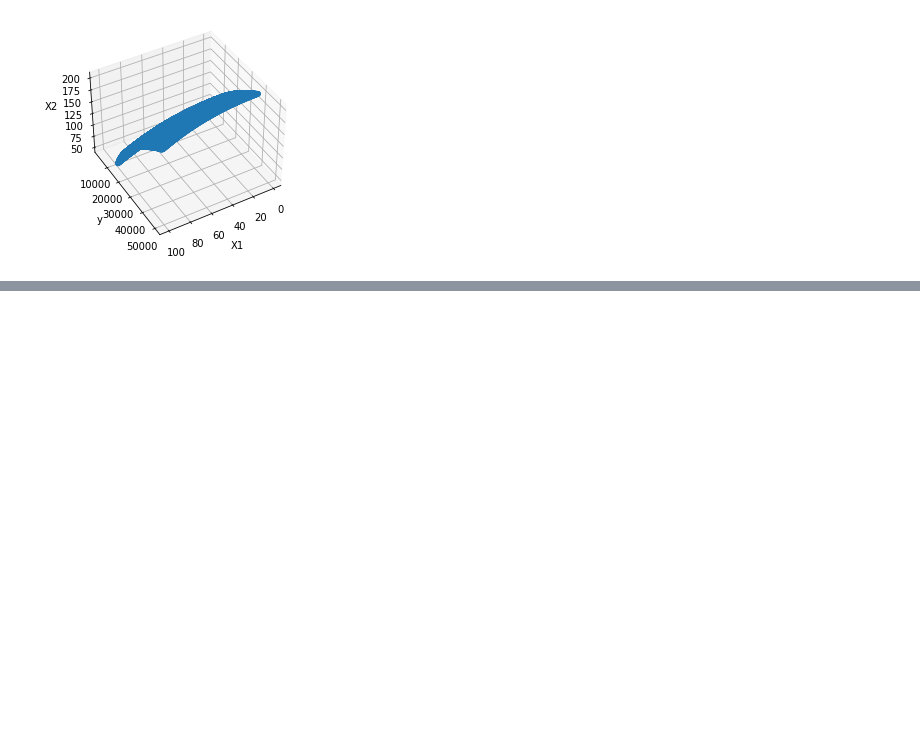
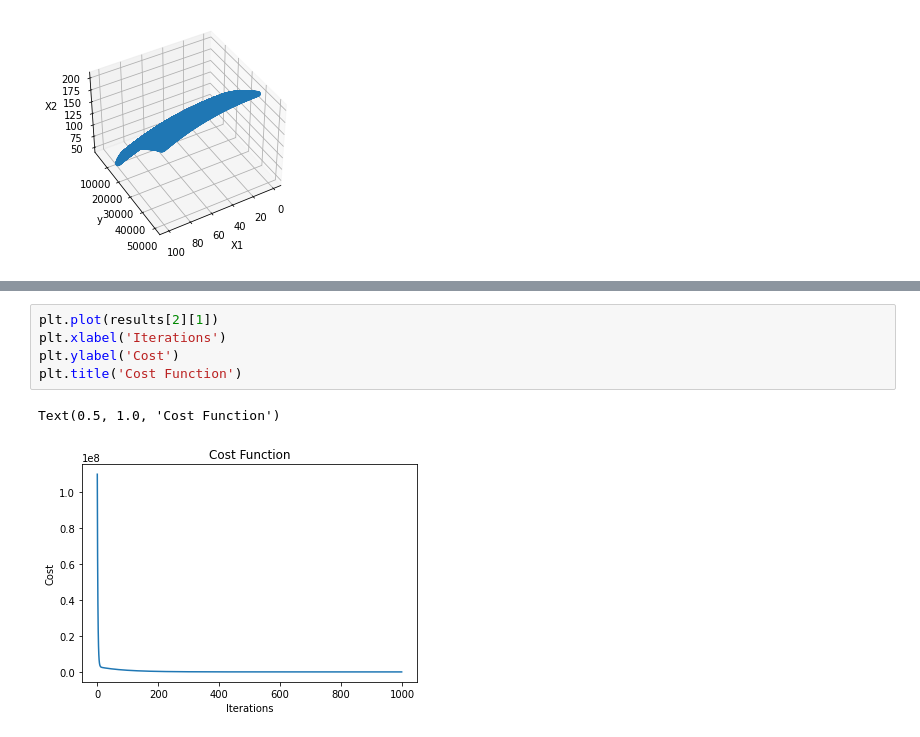
Before and after one commit to Elguetajj/regularized-linear-regression, a Jupyter notebook: Untitled.ipynb, the cells around one changed output, grey strips where cells are left out. Saved outputs shown, nothing was run; the diff lists cells and outputs as text; blank space fills up the shorter version.

```diff
--- a/Untitled.ipynb
+++ b/Untitled.ipynb
@@ -164,0 +149,8 @@ Text(0.5, 1.0, 'Cost Function')
+# %%
+plt.plot(results[2][1])
+plt.xlabel('Iterations')
+plt.ylabel('Cost')
+plt.title('Cost Function')
+# %% [output]
+Text(0.5, 1.0, 'Cost Function')
+[figure, added]
```
Also changed, not shown: parts of 20 cells of this notebook.
